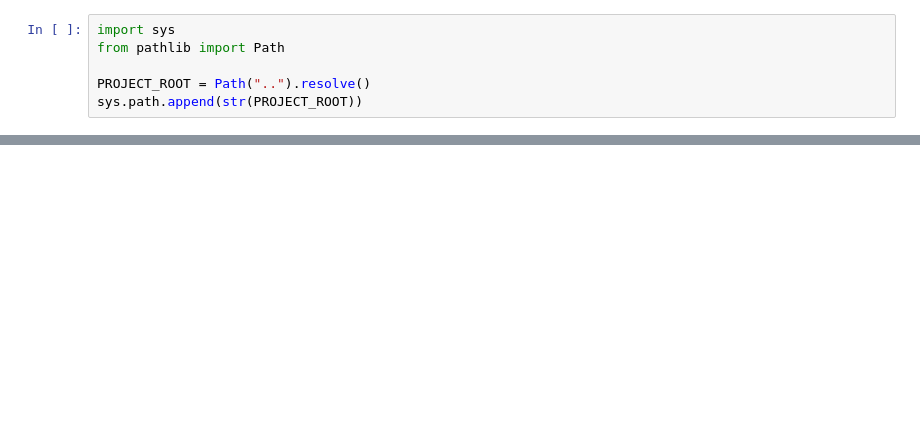
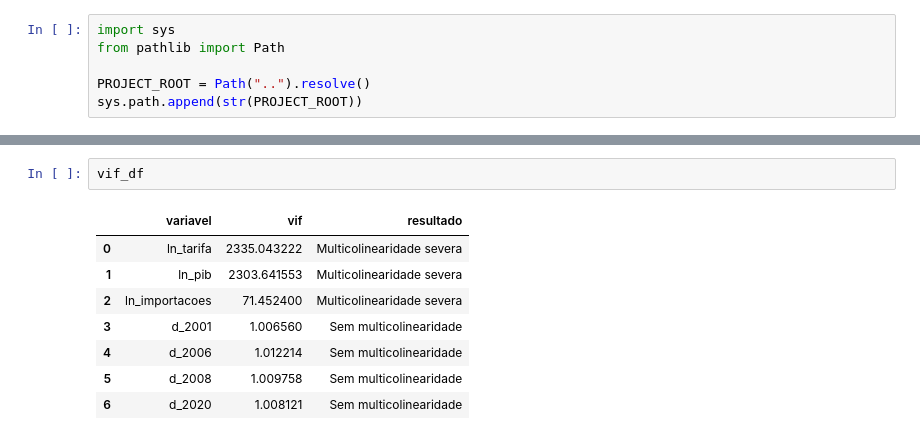
Before and after one commit to AlmyrGodoy/energy_demand_brazil, a Jupyter notebook: notebooks/04_estimation.ipynb, the cells around one changed output, grey strips where cells are left out. Cells and saved outputs as stored; diff of their text form; blank space fills up the shorter version.

Commit message:
Estimação da Regressão Linear (MQO) e testes de hipóteses econométricas (Normalidade, Heterocedasticidade, Autocorrelação e Multicolinearidade

```diff
--- a/notebooks/04_estimation.ipynb
+++ b/notebooks/04_estimation.ipynb
@@ -46,0 +129,11 @@ strong multicollinearity or other numerical problems.
+# %%
+vif_df
+# %% [output]
+|  | variavel | vif | resultado |
+| 0 | ln_tarifa | 2335.043222 | Multicolinearidade severa |
+| 1 | ln_pib | 2303.641553 | Multicolinearidade severa |
+| 2 | ln_importacoes | 71.452400 | Multicolinearidade severa |
+| 3 | d_2001 | 1.006560 | Sem multicolinearidade |
+| 4 | d_2006 | 1.012214 | Sem multicolinearidade |
+| 5 | d_2008 | 1.009758 | Sem multicolinearidade |
+| 6 | d_2020 | 1.008121 | Sem multicolinearidade |
```
Also changed, not shown: parts of 11 cells of this notebook, 3 other files.
